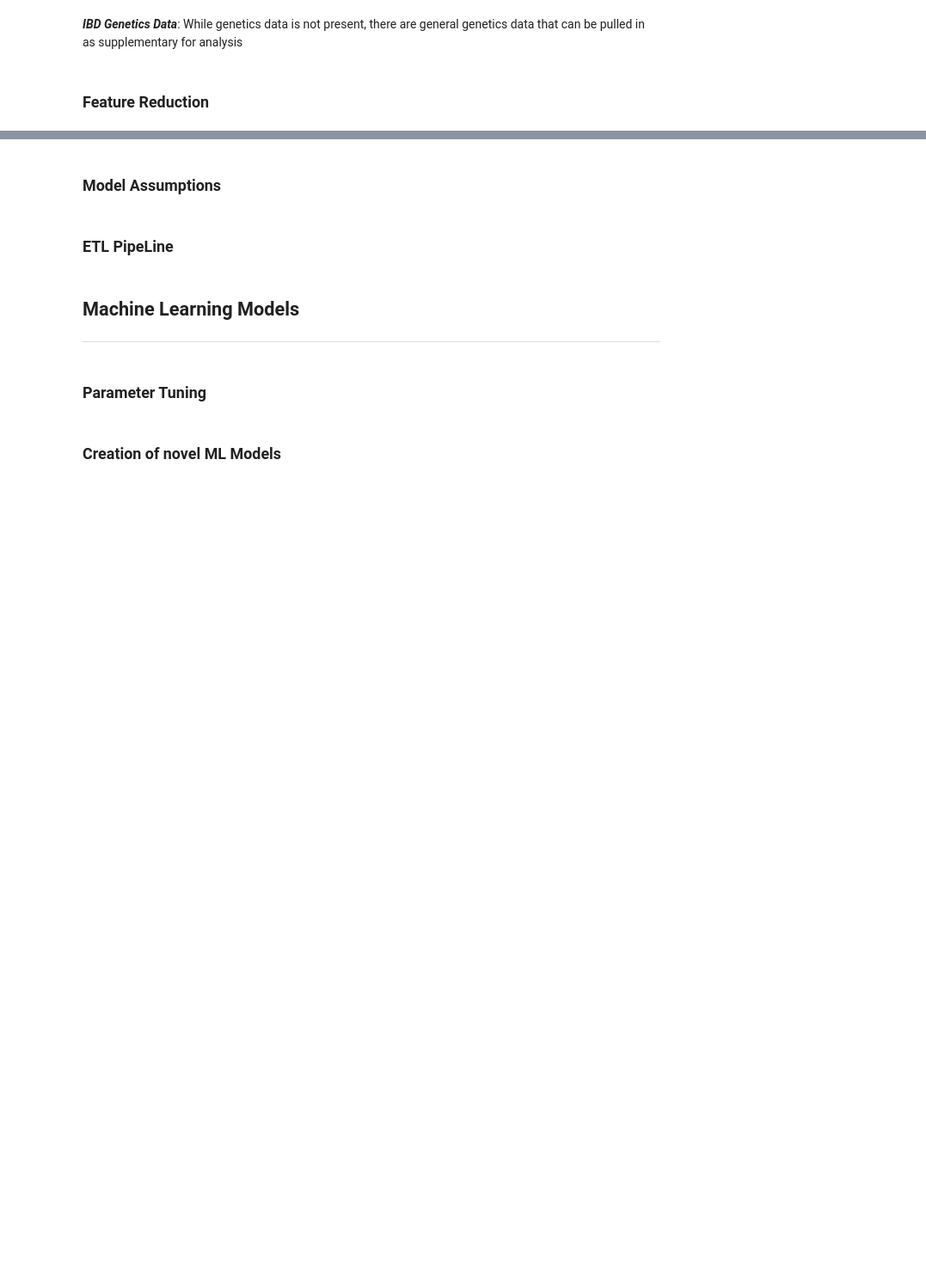
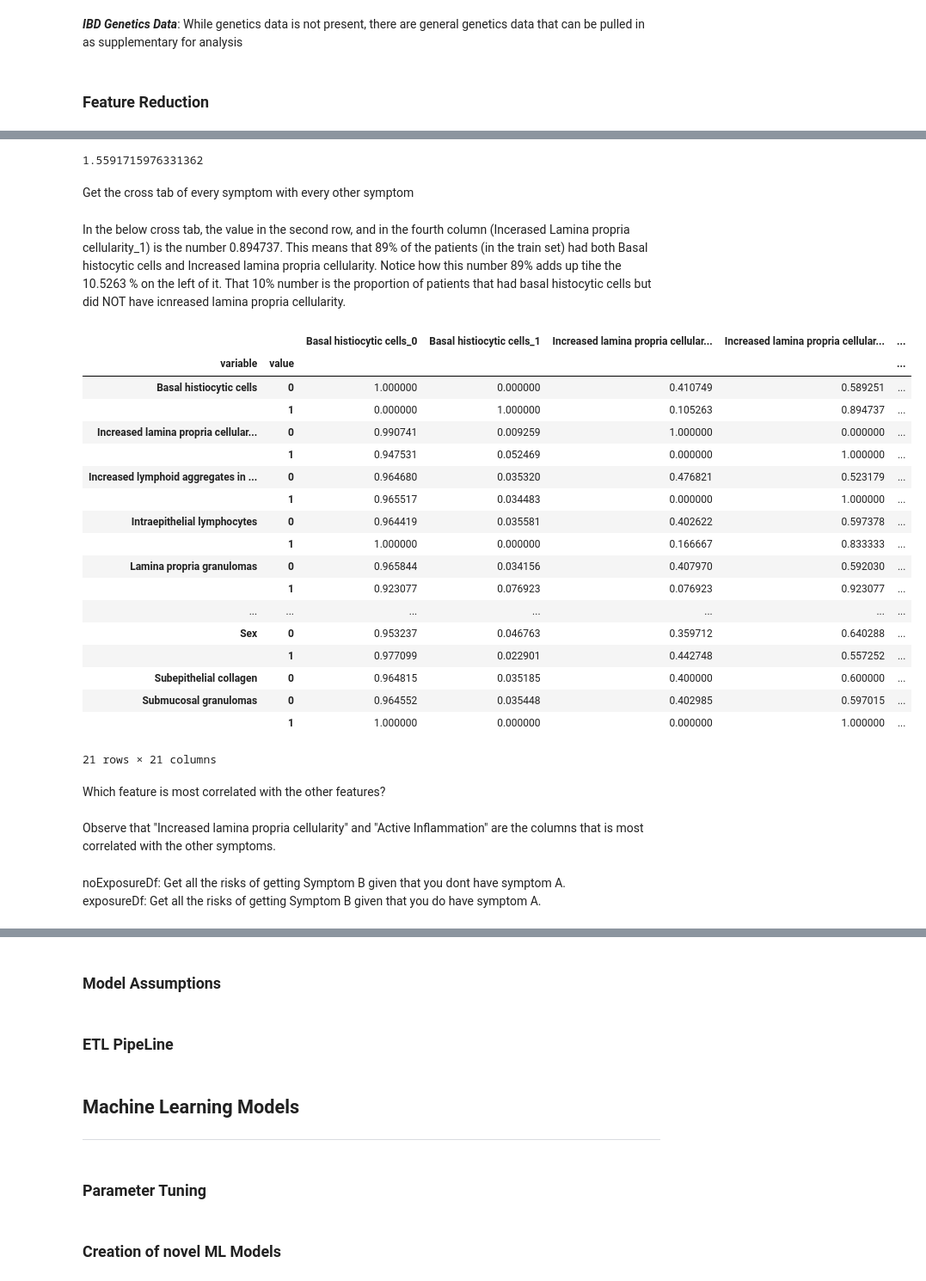
Before and after one commit to pretttyvo/Capstone_B, a Jupyter notebook: Jupyter notebook/CapStone B Final WB.ipynb, the cells around one changed output, grey strips where cells are left out. Shown at 86% size. Drawn from its saved outputs; the diff is of its cells as text; code cells hidden in the pictures; blank space fills up the shorter version.

```diff
--- a/Jupyter notebook/CapStone B Final WB.ipynb
+++ b/Jupyter notebook/CapStone B Final WB.ipynb
@@ -130,0 +140,5 @@ Index(['Year', 'Lab No', 'Age', 'Sex', 'Active inflammation?',
+# %%
+X = cleaned_cases.drop('Confirmed diagnosis',axis=1)
+y = cleaned_cases['Confirmed diagnosis']
+X_train,X_test,y_train,y_test = train_test_split(X,y,test_size=269, random_state=123)
+print(f'Train set has {X_train.shape[0]} rows and test set has {X_test.shape[0]} rows')
@@ -134,0 +176,4 @@ Index(['Year', 'Lab No', 'Age', 'Sex', 'Active inflammation?',
+# %%
+binary_vars = X_train.columns[X_train.apply(lambda series: False if set(series)-{0,1} else True)]
+binary_vars = list(set(binary_vars) - set(['Active inflammation?']))
+binary_vars
@@ -134,0 +372,29 @@ Index(['Year', 'Lab No', 'Age', 'Sex', 'Active inflammation?',
+# %%
+exposure = 'Lamina propria granulomas'
+disease  = 'Increased lamina propria cellularity?'
+risks = X_train.groupby([exposure,disease]
+               ).size()/X_train.groupby([exposure]).size()
+risks = risks.reset_index()
+riskGivenNoExposure = risks.loc[(risks[exposure] == 0)&
+                              (risks[disease] == 1),0].values[0]
+riskGivenExposure   = risks.loc[(risks[exposure] == 1)&
+                              (risks[disease] == 1),0].values[0]
+riskGivenExposure/riskGivenNoExposure
+# %% [output]
+1.5591715976331362
+# %% [markdown]
+Get the cross tab of every symptom with every other symptom
+# %%
+def multicolumn_crosstab(df,cols):
+    cols=sorted(cols)
+    dummies = pd.get_dummies(df[cols])
+    dfWithDummies = pd.concat([df,dummies],axis=1)
+    dfWithDummies = dfWithDummies.reset_index()
+    dfMelt = dfWithDummies.melt(id_vars=np.concatenate([np.array(['index']),dummies.columns.values]),
+                      value_vars=cols)
+    dfMelt = dfMelt.drop('index',axis=1)
+    levelGroup = dfMelt.groupby(['variable','value'])
+    crosstab = levelGroup.sum()
+    countPerLevel = levelGroup.size()
+    crossTabProp = crosstab.divide(countPerLevel,axis=0)
+    return crossTabProp
@@ -134,0 +403,30 @@ Index(['Year', 'Lab No', 'Age', 'Sex', 'Active inflammation?',
+# %% [markdown]
+In the below cross tab, the value in the second row, and in the fourth column (Incerased Lamina propria cellularity_1) is the number 0.894737.  This means that 89% of the patients (in the train set) had both Basal histocytic cells and Increased lamina propria cellularity.  Notice how this number 89% adds up tihe the 10.5263 % on the left of it.  That 10% number is the proportion of patients that had basal histocytic cells but did NOT have icnreased lamina propria cellularity.
+# %%
+ct
+# %% [output]
+|  |  | Basal histiocytic cells_0 | Basal histiocytic cells_1 | Increased lamina propria cellular... | Increased lamina propria cellular... | ... |
+| variable | value |  |  |  |  | ... |
+| Basal histiocytic cells | 0 | 1.000000 | 0.000000 | 0.410749 | 0.589251 | ... |
+|  | 1 | 0.000000 | 1.000000 | 0.105263 | 0.894737 | ... |
+| Increased lamina propria cellular... | 0 | 0.990741 | 0.009259 | 1.000000 | 0.000000 | ... |
+|  | 1 | 0.947531 | 0.052469 | 0.000000 | 1.000000 | ... |
+| Increased lymphoid aggregates in ... | 0 | 0.964680 | 0.035320 | 0.476821 | 0.523179 | ... |
+|  | 1 | 0.965517 | 0.034483 | 0.000000 | 1.000000 | ... |
+| Intraepithelial lymphocytes | 0 | 0.964419 | 0.035581 | 0.402622 | 0.597378 | ... |
+|  | 1 | 1.000000 | 0.000000 | 0.166667 | 0.833333 | ... |
+| Lamina propria granulomas | 0 | 0.965844 | 0.034156 | 0.407970 | 0.592030 | ... |
+|  | 1 | 0.923077 | 0.076923 | 0.076923 | 0.923077 | ... |
+| ... | ... | ... | ... | ... | ... | ... |
+| Sex | 0 | 0.953237 | 0.046763 | 0.359712 | 0.640288 | ... |
+|  | 1 | 0.977099 | 0.022901 | 0.442748 | 0.557252 | ... |
+| Subepithelial collagen | 0 | 0.964815 | 0.035185 | 0.400000 | 0.600000 | ... |
+| Submucosal granulomas | 0 | 0.964552 | 0.035448 | 0.402985 | 0.597015 | ... |
+|  | 1 | 1.000000 | 0.000000 | 0.000000 | 1.000000 | ... |
+21 rows × 21 columns
+# %% [markdown]
+Which feature is most correlated with the other features? <br><br>
+Observe that "Increased lamina propria cellularity" and "Active Inflammation" are the columns that is most correlated with the other symptoms.
+# %% [markdown]
+noExposureDf: Get all the risks of getting Symptom B given that you dont have symptom A.<br>
+exposureDf:   Get all the risks of getting Symptom B given that you do have symptom A.
```
Also changed, not shown: parts of 52 cells of this notebook.
